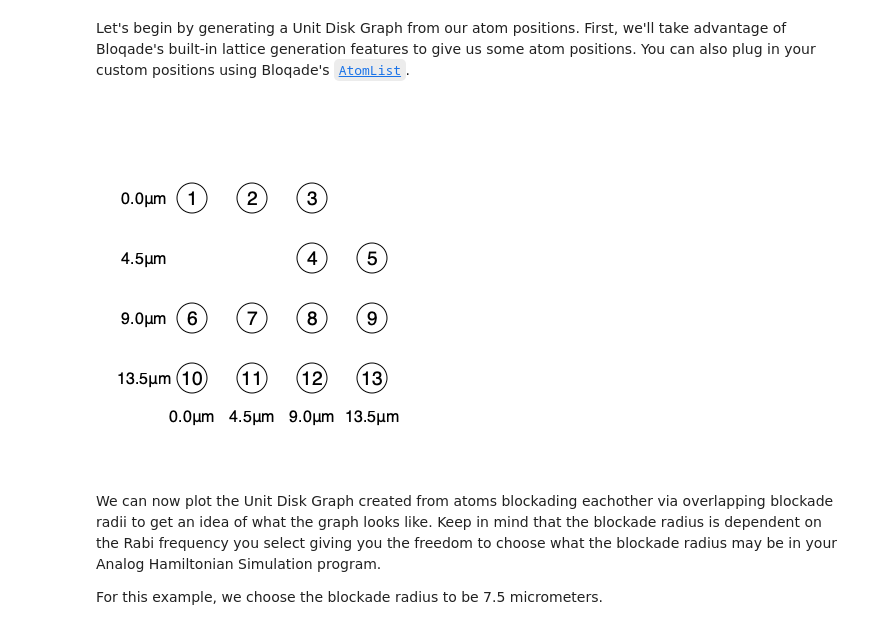
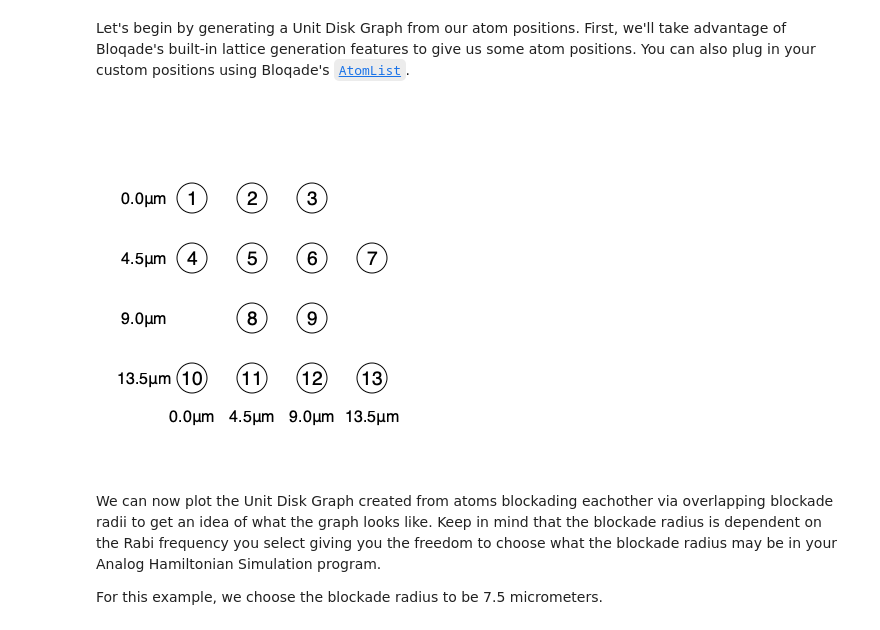
Before and after one commit to Matthew-Marsicano/2024_QuEra, a Jupyter notebook: assets/GTN_Example.ipynb, the cells around one changed output. Cells and saved outputs as stored; diff of their text form; code cells hidden in the pictures.

```diff
--- a/assets/GTN_Example.ipynb
+++ b/assets/GTN_Example.ipynb
@@ -11,16 +11,16 @@ Let's begin by generating a Unit Disk Graph from our atom positions. First, we'l
 # %%
 using Bloqade
 using Random
 using PythonCall
 plt = pyimport("matplotlib.pyplot");
 
 # seed random number generator for replicatable results
-Random.seed!(5)
+Random.seed!(14)
 # generate list of atom positions based on a 4x4 Square lattices with 4.5 micrometers between atoms.
 # Then drop atom positions from the square lattice with probability 0.2
 atoms = generate_sites(SquareLattice(), 4, 4; scale = 4.5) |> random_dropout(0.2)
 # %% [output]
-[figure, old version]
+[figure, new version]
 # %% [markdown]
 We can now plot the Unit Disk Graph created from atoms blockading eachother via overlapping blockade radii to get an idea of what the graph looks like. Keep in mind that the blockade radius is dependent on the Rabi frequency you select giving you the freedom to choose what the blockade radius may be in your Analog Hamiltonian Simulation program.
 
```
Also changed, not shown: parts of 9 cells of this notebook, 2 other files.
